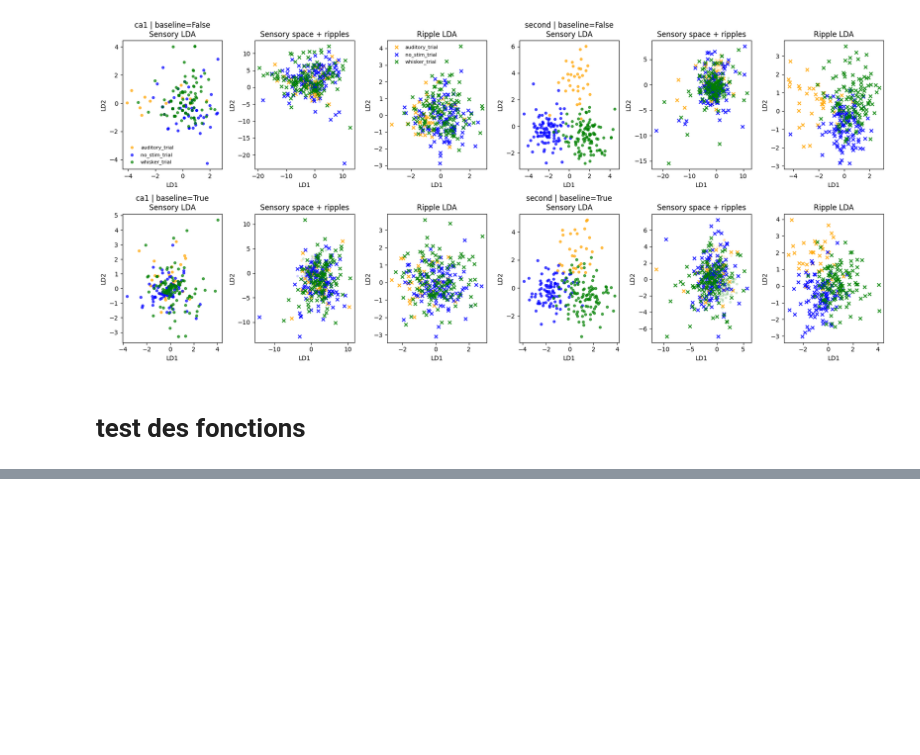
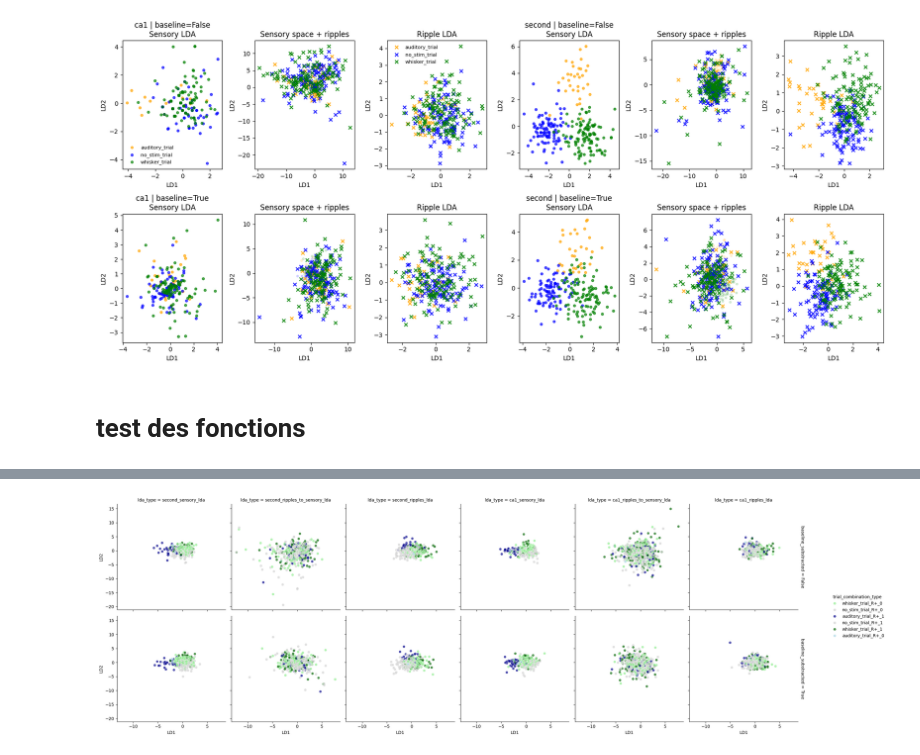
Before and after one commit to LSENS-BMI-EPFL/NWB_analysis, a Jupyter notebook: ripples_analysis/Analysis_TONI/data_exploration.ipynb, the cells around one changed output, grey strips where cells are left out. Saved outputs shown, nothing was run; the diff lists cells and outputs as text; code cells hidden in the pictures; blank space fills up the shorter version.

```diff
--- a/ripples_analysis/Analysis_TONI/data_exploration.ipynb
+++ b/ripples_analysis/Analysis_TONI/data_exploration.ipynb
@@ -543,0 +622,2 @@ df_ripples_lda.head()
+# %%
+big_table=make_lda_table_for_one_mouse(df, brain_regions=['second', 'ca1'], classes_labels=( "whisker_trial", "auditory_trial",'no_stim_trial'))
@@ -543,0 +640,44 @@ df_ripples_lda.head()
+# %%
+dico_colors = {
+
+    # auditory
+    "auditory_trial_R+_1": "darkblue",   # lick
+    "auditory_trial_R+_0": "lightblue",  # no lick
+
+    "auditory_trial_R-_1": "darkblue",   # lick
+    "auditory_trial_R-_0": "lightblue",  # no lick
+
+    # whisker rewarded
+    "whisker_trial_R+_1": "darkgreen",
+    "whisker_trial_R+_0": "lightgreen",
+
+    # whisker non rewarded
+    "whisker_trial_R-_1": "darkred",
+    "whisker_trial_R-_0": "lightcoral",
+}
+# %%
+big_table['lick_flag'] = big_table['lick_flag'].apply(lambda x: str(x))
+big_table['trial_combination_type']= big_table['trial_type'] + "_" + big_table['rewarded_group']+ '_' + big_table['lick_flag']
+lda_plot = big_table.dropna(subset=["LD1", "LD2"])
+
+palette={}
+for i in big_table['trial_combination_type'].unique():
+    palette[i] = dico_colors.get(i, "lightgrey")
+
+sns.relplot(
+    data=lda_plot,
+    x="LD1",
+    y="LD2",
+    hue="trial_combination_type",
+    col="lda_type",
+    row="baseline_substracted",
+    kind="scatter",
+    alpha=0.7,
+    height=4,
+    aspect=1,
+    facet_kws={"margin_titles": True},
+    palette=palette
+)
+plt.show()
+# %% [output]
+[figure, added]
```
Also changed, not shown: parts of 38 cells of this notebook, 6 other files.
